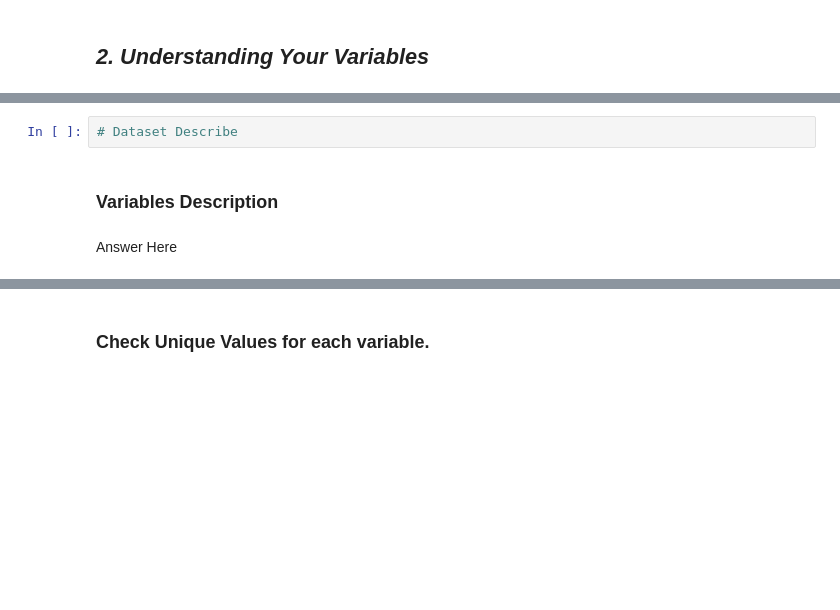
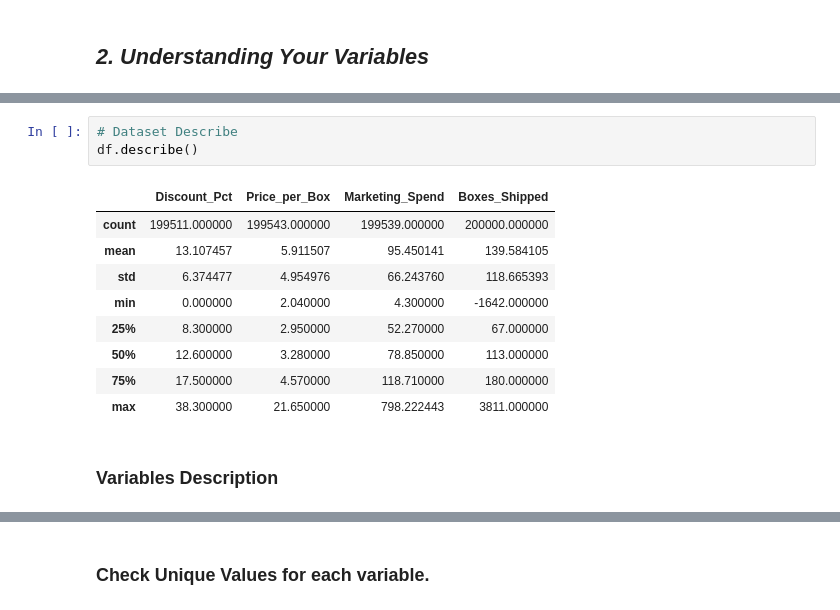
Before and after one commit to Vansh-172/EDA-CAPSTONE-PROJECT, a Jupyter notebook: Vansh_Goyal_EDA_Capstone_Project_Submission.ipynb, the cells around one changed output, grey strips where cells are left out. Cells and saved outputs as stored; diff of their text form; blank space fills up the shorter version.

```diff
--- a/Vansh_Goyal_EDA_Capstone_Project_Submission.ipynb
+++ b/Vansh_Goyal_EDA_Capstone_Project_Submission.ipynb
@@ -144,6 +158,15 @@ Answer Here
 # %%
 # Dataset Describe
+df.describe()
+# %% [output]
+|  | Discount_Pct | Price_per_Box | Marketing_Spend | Boxes_Shipped |
+| count | 199511.000000 | 199543.000000 | 199539.000000 | 200000.000000 |
+| mean | 13.107457 | 5.911507 | 95.450141 | 139.584105 |
+| std | 6.374477 | 4.954976 | 66.243760 | 118.665393 |
+| min | 0.000000 | 2.040000 | 4.300000 | -1642.000000 |
+| 25% | 8.300000 | 2.950000 | 52.270000 | 67.000000 |
+| 50% | 12.600000 | 3.280000 | 78.850000 | 113.000000 |
+| 75% | 17.500000 | 4.570000 | 118.710000 | 180.000000 |
+| max | 38.300000 | 21.650000 | 798.222443 | 3811.000000 |
 # %% [markdown]
 ### Variables Description
-# %% [markdown]
-Answer Here
```
Also changed, not shown: parts of 10 cells of this notebook.
